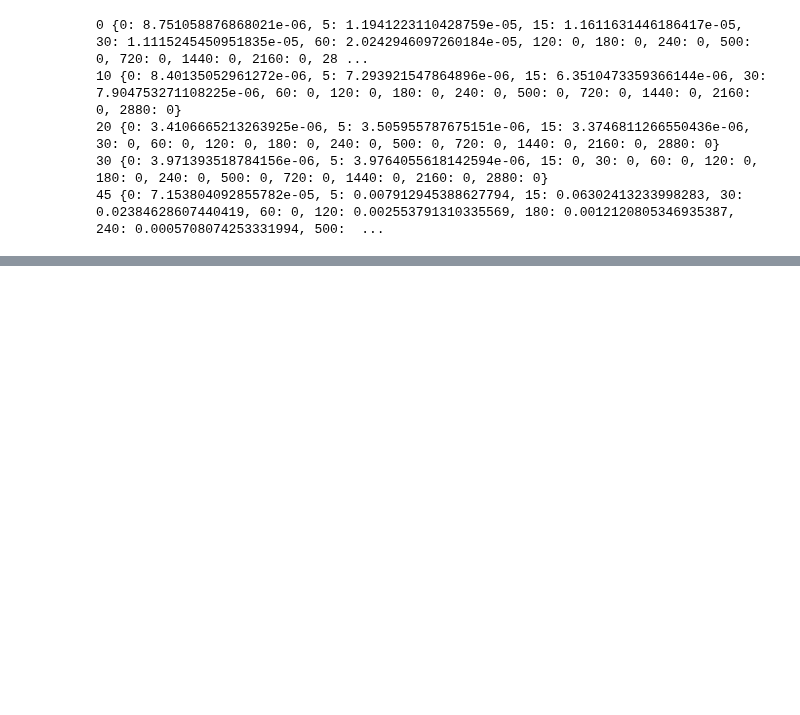
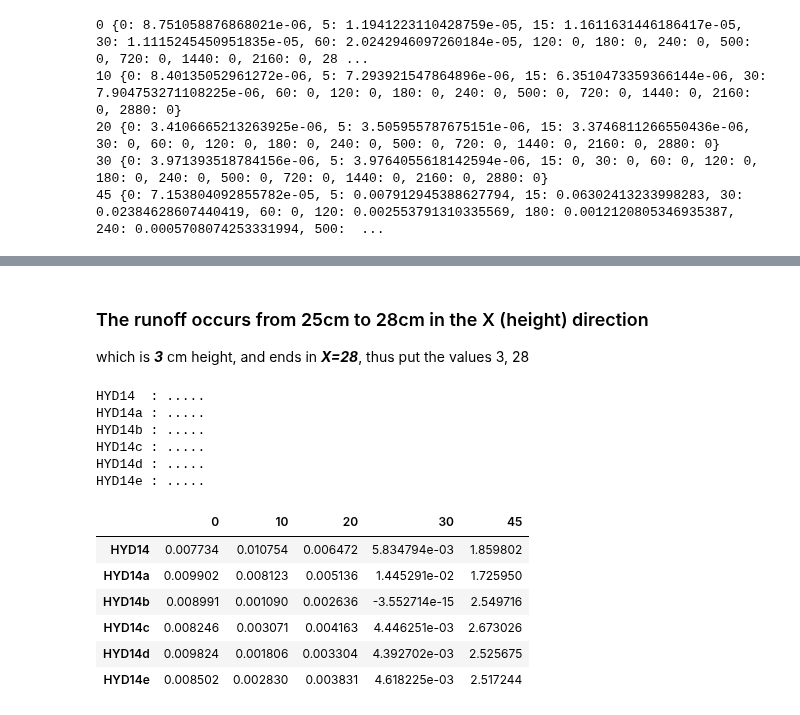
Before and after one commit to drnesr/SandDitch, a Jupyter notebook: Code/SandDitchAnalysis015.ipynb, the cells around one changed output, grey strips where cells are left out. Cells and saved outputs as stored; diff of their text form; code cells hidden in the pictures; blank space fills up the shorter version.

Commit message:
Running to find runoff and drainage

```diff
--- a/Code/SandDitchAnalysis015.ipynb
+++ b/Code/SandDitchAnalysis015.ipynb
@@ -64,0 +95,33 @@ for crossing in [0, 10, 20, 30, 45]:
+# %%
+def get_simulations_table(height, ends, cross_y=[0, 10, 20, 30, 45]):
+    results = {f'HYD14{x:2}': [] for x in extensions}
+    # print(results)
+    for i, x in enumerate(extensions):
+        print(f'\nHYD14{x:2}', end=': ')
+        for crossing in cross_y:
+            flow = get_uneven_spans_area(
+                get_window_time_volumes(dfs[i], crossing, height, ends))
+            results[f'HYD14{x:2}'].append(flow)
+            print('.', end='')
+
+    return pd.DataFrame(results, index=cross_y).T
+# %% [markdown]
+### The runoff occurs from 25cm to 28cm in the X (height) direction
+which is ***3*** cm height, and ends in ***X=28***, thus put the values 3, 28
+# %%
+runoff=get_simulations_table(3,28)
+runoff
+# %% [output]
+HYD14  : .....
+HYD14a : .....
+HYD14b : .....
+HYD14c : .....
+HYD14d : .....
+HYD14e : .....
+|  | 0 | 10 | 20 | 30 | 45 |
+| HYD14 | 0.007734 | 0.010754 | 0.006472 | 5.834794e-03 | 1.859802 |
+| HYD14a | 0.009902 | 0.008123 | 0.005136 | 1.445291e-02 | 1.725950 |
+| HYD14b | 0.008991 | 0.001090 | 0.002636 | -3.552714e-15 | 2.549716 |
+| HYD14c | 0.008246 | 0.003071 | 0.004163 | 4.446251e-03 | 2.673026 |
+| HYD14d | 0.009824 | 0.001806 | 0.003304 | 4.392702e-03 | 2.525675 |
+| HYD14e | 0.008502 | 0.002830 | 0.003831 | 4.618225e-03 | 2.517244 |
```
Also changed, not shown: parts of 5 cells of this notebook.
